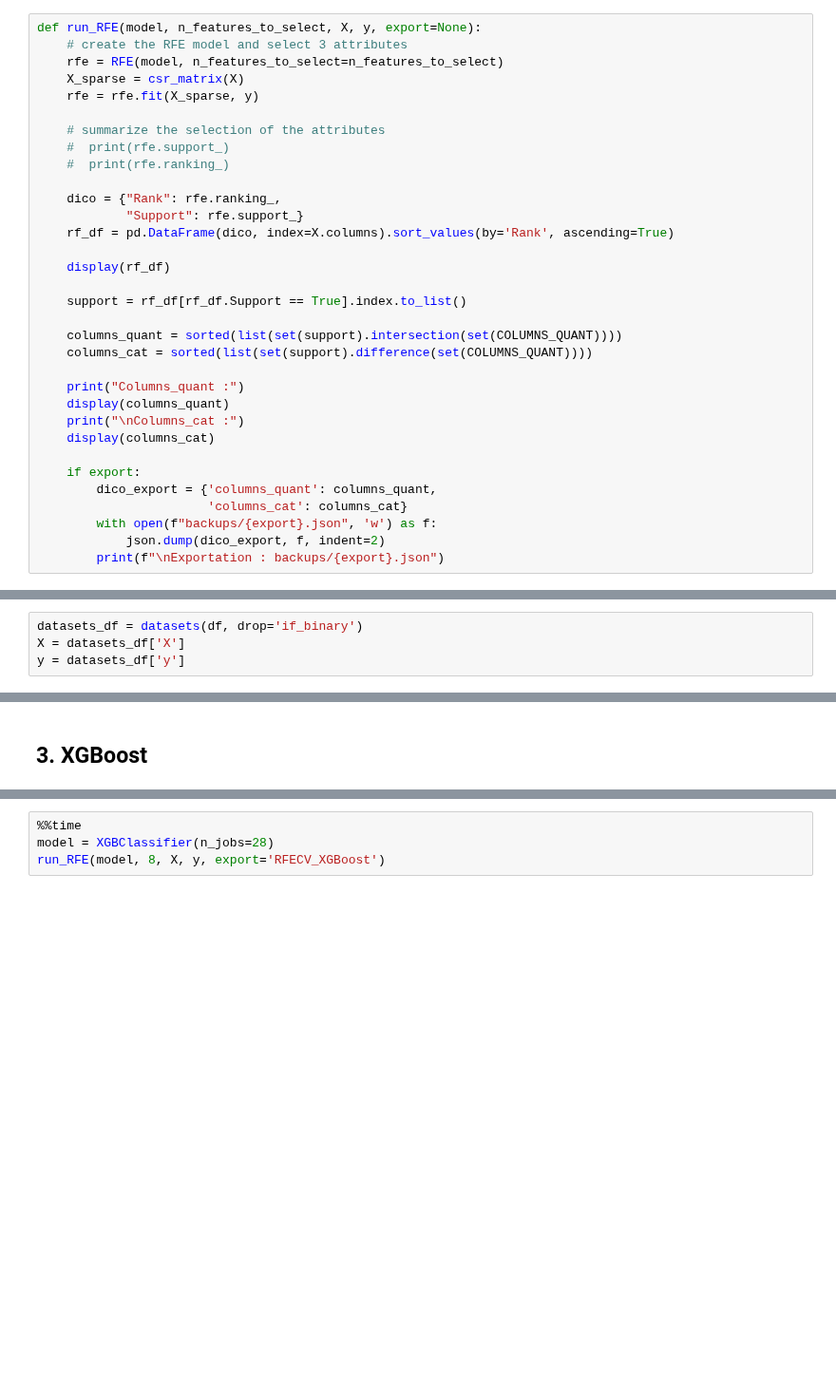
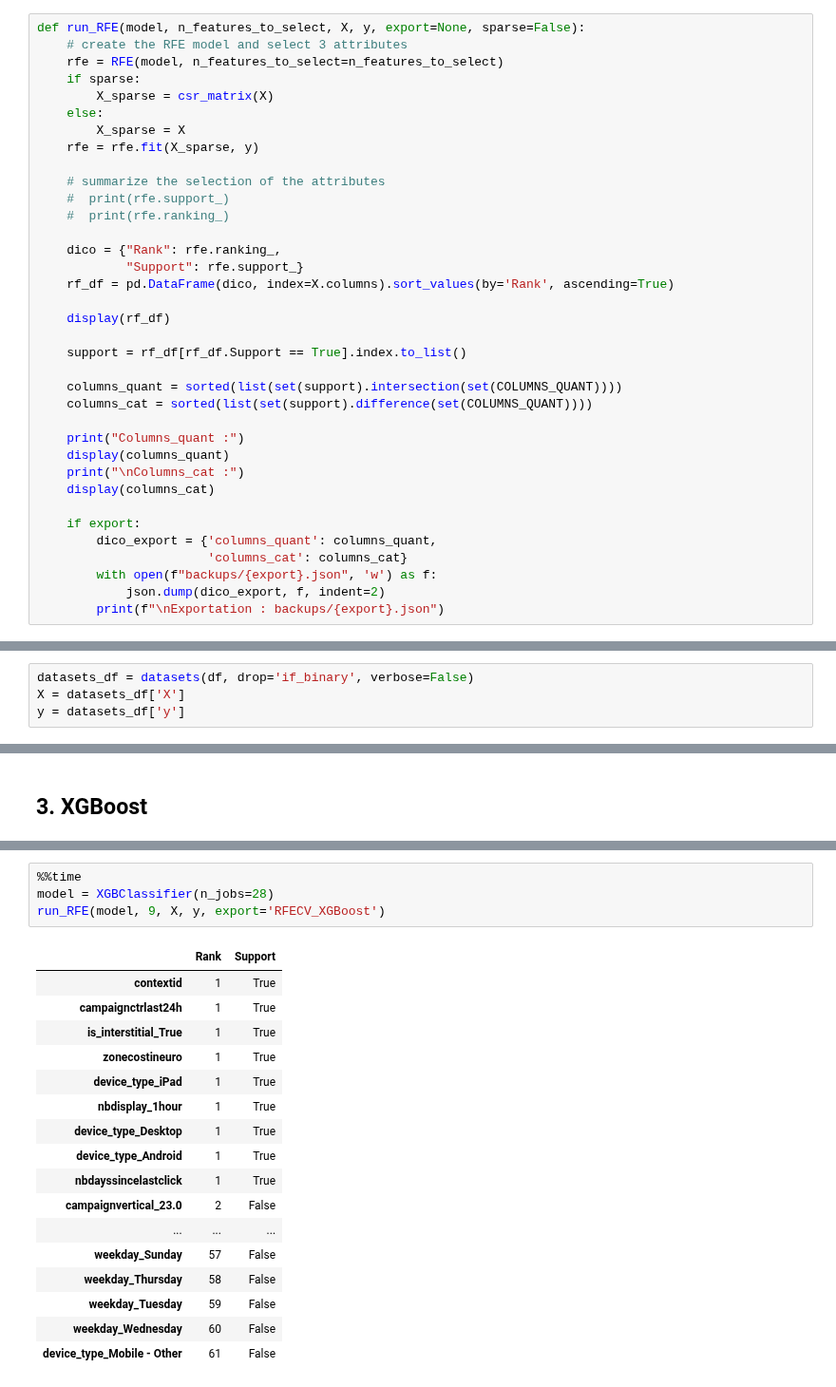
Before and after one commit to baptiste-pasquier/statapp, a Jupyter notebook: rfecv.ipynb, the cells around one changed output, grey strips where cells are left out. Shown at 95% size. Cells and saved outputs as stored; diff of their text form; blank space fills up the shorter version.

Commit message:
calculs RFECV

```diff
--- a/rfecv.ipynb
+++ b/rfecv.ipynb
@@ -69,10 +69,13 @@ Nombre de variables pour X : 63
 # %% [markdown]
 ### 1.1. Méthode RFE
 # %%
-def run_RFE(model, n_features_to_select, X, y, export=None):
+def run_RFE(model, n_features_to_select, X, y, export=None, sparse=False):
     # create the RFE model and select 3 attributes
     rfe = RFE(model, n_features_to_select=n_features_to_select)
-    X_sparse = csr_matrix(X)
+    if sparse:
+        X_sparse = csr_matrix(X)
+    else:
+        X_sparse = X
     rfe = rfe.fit(X_sparse, y)
 
     # summarize the selection of the attributes
@@ -290,7 +296,7 @@ Wall time: 6min 27s
 
 Pour les modèles de type arbre, il n'est pas nécessaire d'enlever toutes les premières colonnes des variables indicatrices.
 # %%
-datasets_df = datasets(df, drop='if_binary')
+datasets_df = datasets(df, drop='if_binary', verbose=False)
 X = datasets_df['X']
 y = datasets_df['y']
 # %%
@@ -312,4 +360,22 @@ knee = run_RFECV(model, X, y, score=f3_scorer, n_jobs=5, knee=True)
 # %%
 %%time
 model = XGBClassifier(n_jobs=28)
-run_RFE(model, 8, X, y, export='RFECV_XGBoost')
+run_RFE(model, 9, X, y, export='RFECV_XGBoost')
+# %% [output]
+|  | Rank | Support |
+| contextid | 1 | True |
+| campaignctrlast24h | 1 | True |
+| is_interstitial_True | 1 | True |
+| zonecostineuro | 1 | True |
+| device_type_iPad | 1 | True |
+| nbdisplay_1hour | 1 | True |
+| device_type_Desktop | 1 | True |
+| device_type_Android | 1 | True |
+| nbdayssincelastclick | 1 | True |
+| campaignvertical_23.0 | 2 | False |
+| ... | ... | ... |
+| weekday_Sunday | 57 | False |
+| weekday_Thursday | 58 | False |
+| weekday_Tuesday | 59 | False |
+| weekday_Wednesday | 60 | False |
+| device_type_Mobile - Other | 61 | False |
```
Also changed, not shown: parts of 12 cells of this notebook, 2 other files.
